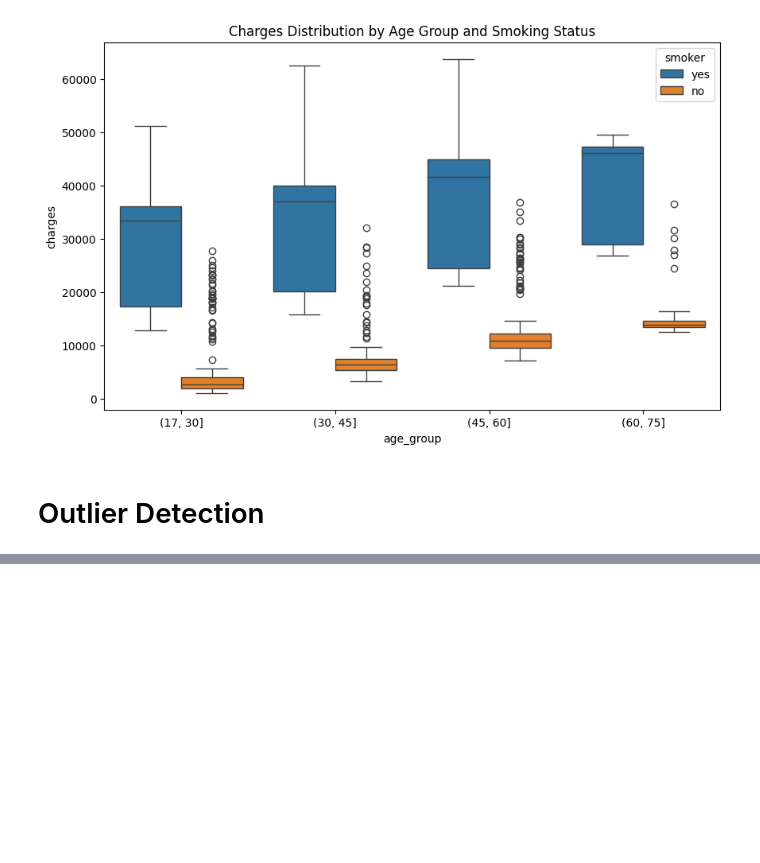
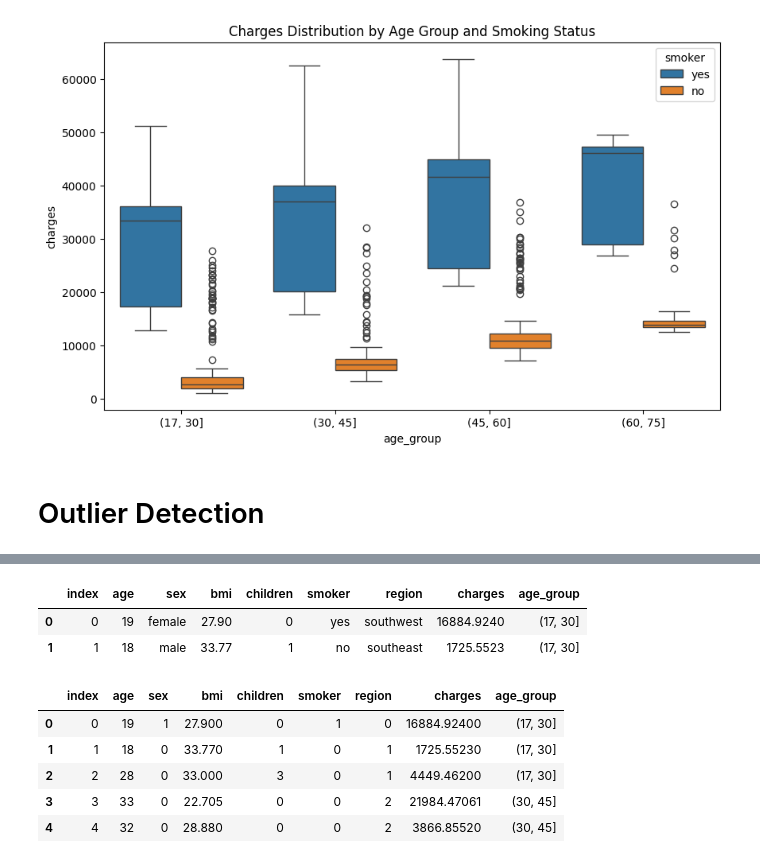
Before and after one commit to samanwaya938/Insurance_Charge_Prediction, a Jupyter notebook: experiment/testing.ipynb, the cells around one changed output, grey strips where cells are left out. Drawn from its saved outputs; the diff is of its cells as text; code cells hidden in the pictures; blank space fills up the shorter version.

```diff
--- a/experiment/testing.ipynb
+++ b/experiment/testing.ipynb
@@ -199,0 +210,19 @@ plt.show()
+# %%
+df.head(2)
+# %% [output]
+|  | index | age | sex | bmi | children | smoker | region | charges | age_group |
+| 0 | 0 | 19 | female | 27.90 | 0 | yes | southwest | 16884.9240 | (17, 30] |
+| 1 | 1 | 18 | male | 33.77 | 1 | no | southeast | 1725.5523 | (17, 30] |
+# %%
+df['sex'] = df['sex'].map({'male': 0, 'female': 1})
+df['smoker'] = df['smoker'].map({'yes': 1, 'no': 0})
+df['region'] = df['region'].map({'southwest': 0, 'southeast': 1, 'northwest': 2, 'northeast': 3})
+# %%
+df.head()
+# %% [output]
+|  | index | age | sex | bmi | children | smoker | region | charges | age_group |
+| 0 | 0 | 19 | 1 | 27.900 | 0 | 1 | 0 | 16884.92400 | (17, 30] |
+| 1 | 1 | 18 | 0 | 33.770 | 1 | 0 | 1 | 1725.55230 | (17, 30] |
+| 2 | 2 | 28 | 0 | 33.000 | 3 | 0 | 1 | 4449.46200 | (17, 30] |
+| 3 | 3 | 33 | 0 | 22.705 | 0 | 0 | 2 | 21984.47061 | (30, 45] |
+| 4 | 4 | 32 | 0 | 28.880 | 0 | 0 | 2 | 3866.85520 | (30, 45] |
```
Also changed, not shown: parts of 6 cells of this notebook, 6 other files.
